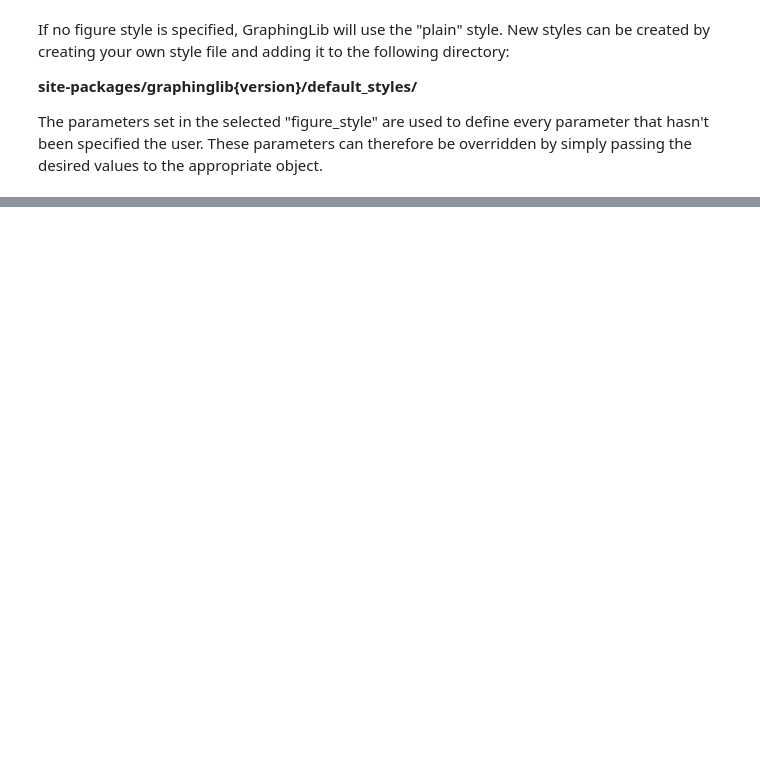
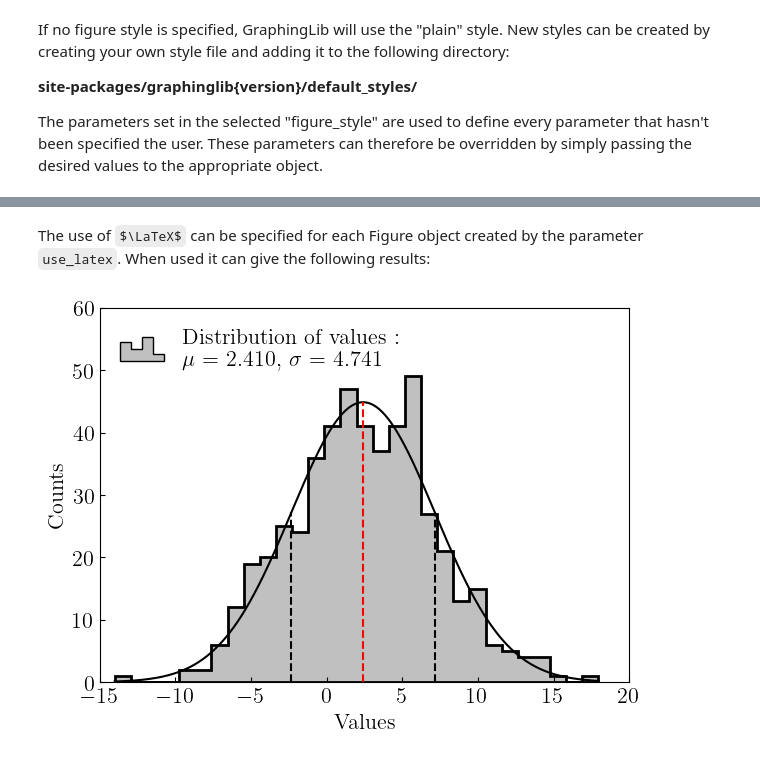
Before and after one commit to GraphingLib/GraphingLib, a Jupyter notebook: examples/basic_plotting.ipynb, the cells around one changed output, grey strips where cells are left out. Saved outputs shown, nothing was run; the diff lists cells and outputs as text; code cells hidden in the pictures; some formulas as TeX source; blank space fills up the shorter version.

````diff
--- a/examples/basic_plotting.ipynb
+++ b/examples/basic_plotting.ipynb
@@ -122,0 +125,11 @@ Since curve_2's line_width is not specified, it will also be 1 as defined in the
+# %% [markdown]
+The use of $\LaTeX$ can be specified for each Figure object created by the parameter ```use_latex```. When used it can give the following results:
+# %%
+histo = gl.Histogram(values, number_of_bins=30, label="Distribution of values", show_pdf="normal", normalize=False)
+
+# Create the Figure object and add the histogram to the figure
+fig_3 = gl.Figure(x_label="Values", y_label="Counts", x_lim=(-15, 20), y_lim=(0, 60), use_latex=True)
+fig_3.add_element(histo)
+fig_3.generate_figure()
+# %% [output]
+[figure, added]
````
Also changed, not shown: parts of 9 cells of this notebook.
